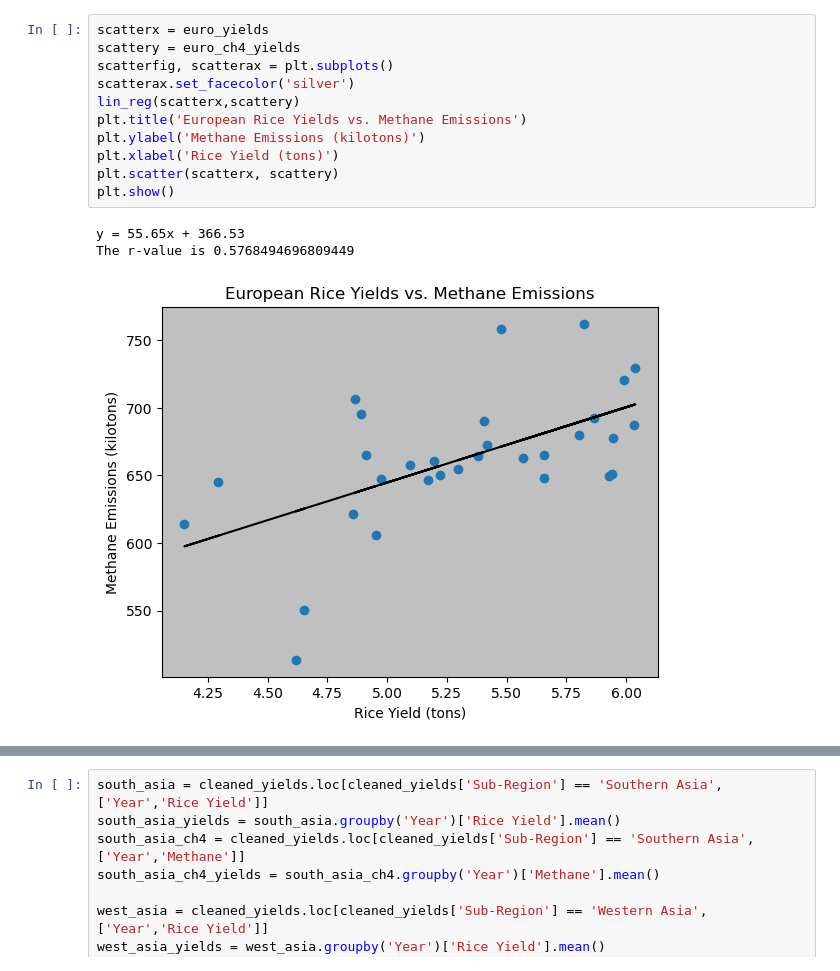
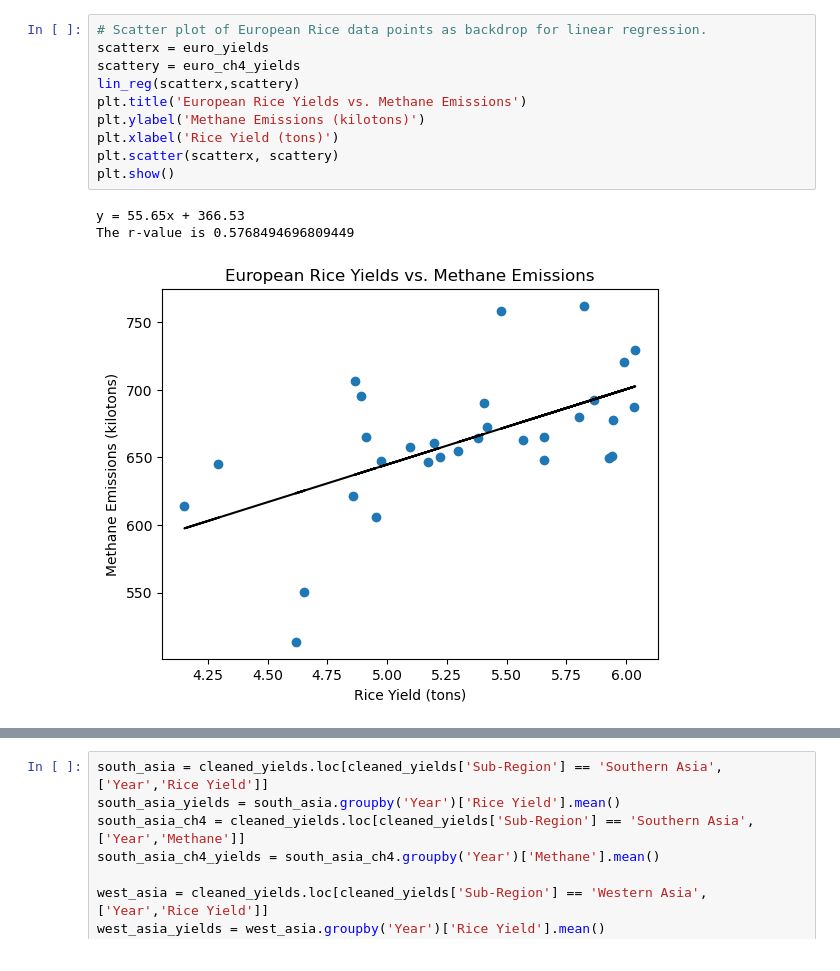
Before and after one commit to dpinsky1/Cancer, a Jupyter notebook: davids_file.ipynb, the cells around one changed output, grey strips where cells are left out. Cells and saved outputs as stored; diff of their text form.

```diff
--- a/davids_file.ipynb
+++ b/davids_file.ipynb
@@ -124,16 +126,15 @@ Null Hypothesis rejected. Samples are related.
 # %%
+# Scatter plot of European Rice data points as backdrop for linear regression.
 scatterx = euro_yields
 scattery = euro_ch4_yields
-scatterfig, scatterax = plt.subplots()
-scatterax.set_facecolor('silver')
 lin_reg(scatterx,scattery)
 plt.title('European Rice Yields vs. Methane Emissions')
 plt.ylabel('Methane Emissions (kilotons)')
 plt.xlabel('Rice Yield (tons)')
 plt.scatter(scatterx, scattery)
 plt.show()
 # %% [output]
 y = 55.65x + 366.53
 The r-value is 0.5768494696809449
-[figure, old version]
+[figure, new version]
 # %%
```
Also changed, not shown: parts of 17 cells of this notebook, 4 other files.
